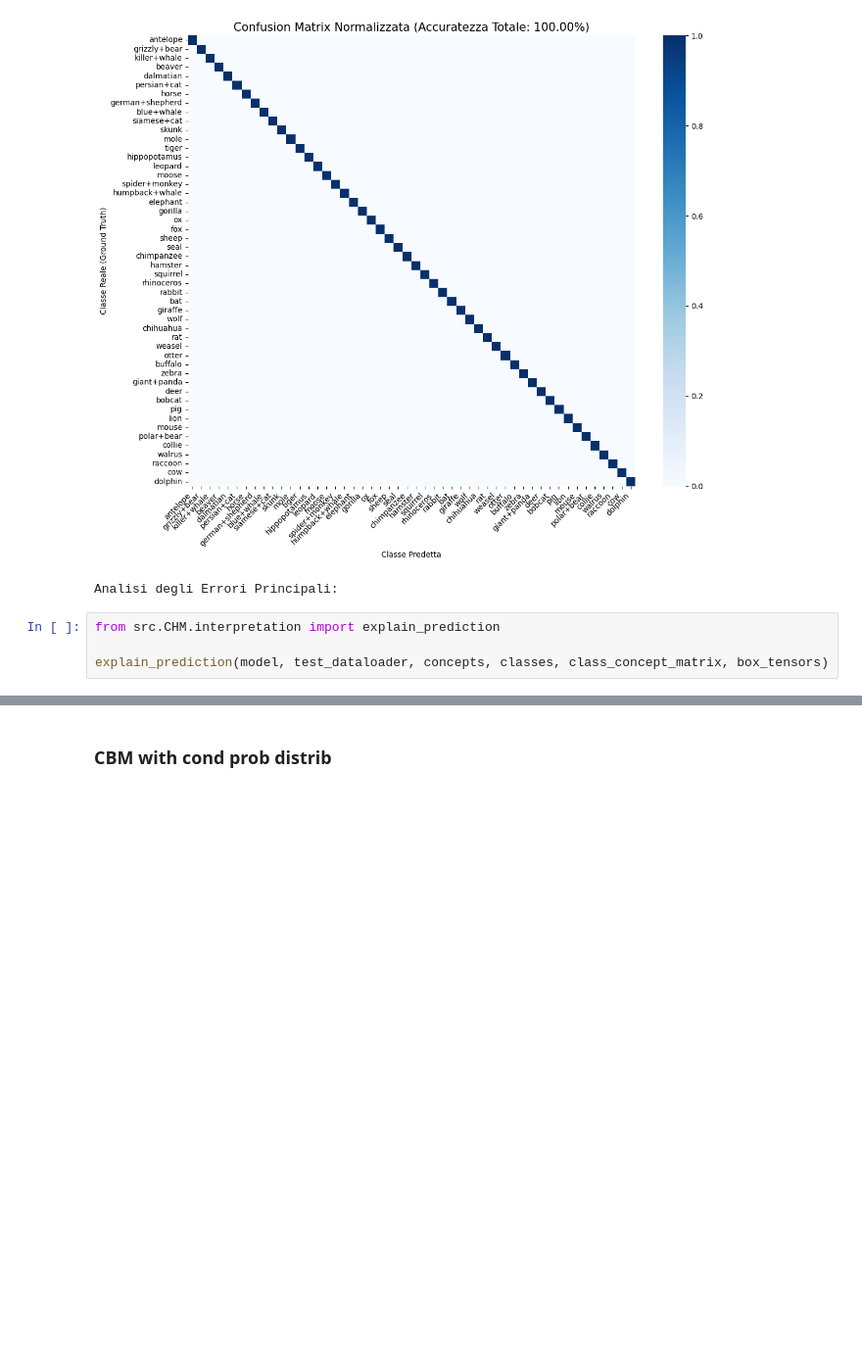
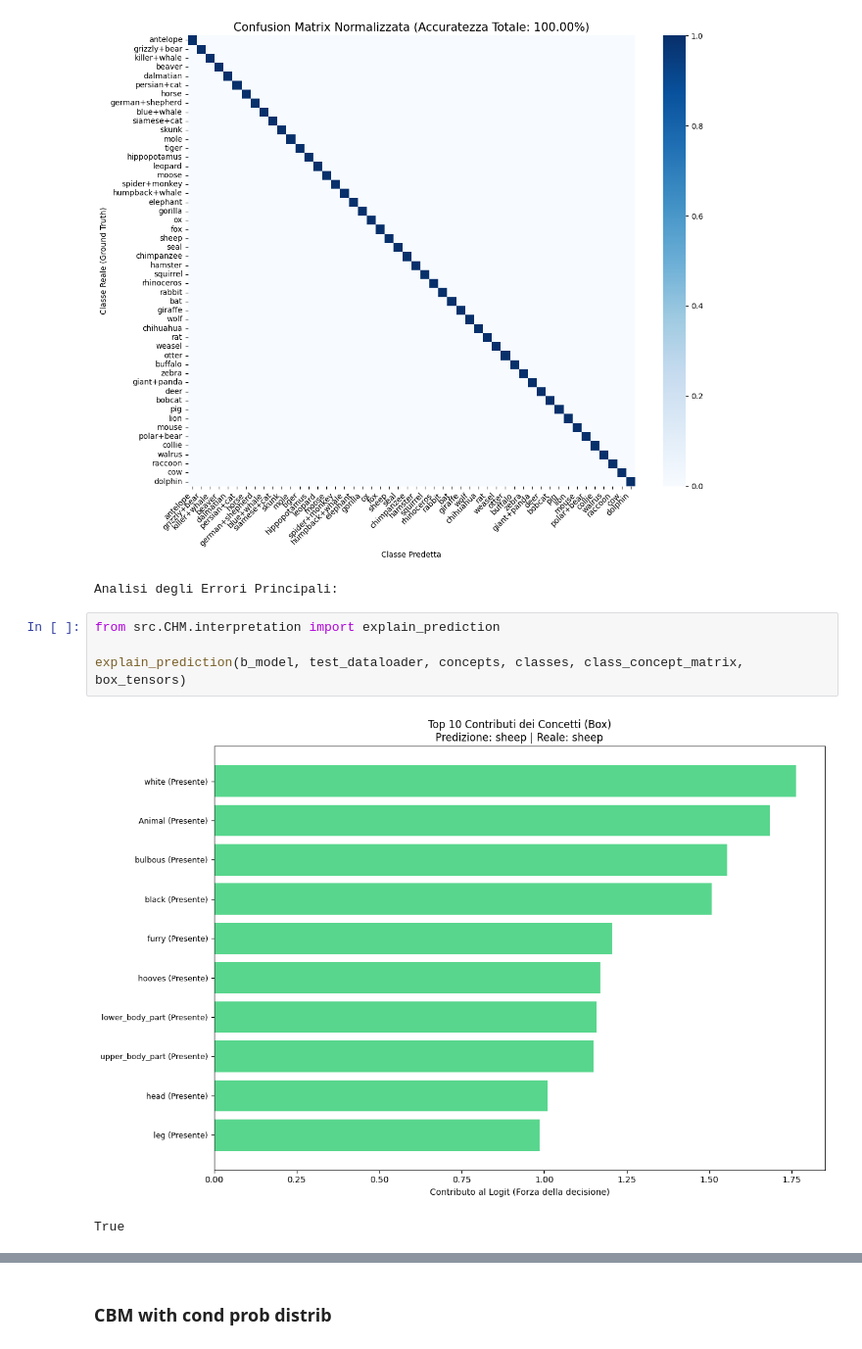
Before and after one commit to stefano-gamba/BoxEmbeddingCBM, a Jupyter notebook: notebooks/independent_training.ipynb, the cells around one changed output, grey strips where cells are left out. Shown at 98% size. Drawn from its saved outputs; the diff is of its cells as text; blank space fills up the shorter version.

```diff
--- a/notebooks/independent_training.ipynb
+++ b/notebooks/independent_training.ipynb
@@ -328,7 +302,10 @@ Analisi degli Errori Principali:
 # %%
 from src.CHM.interpretation import explain_prediction
 
-explain_prediction(model, test_dataloader, concepts, classes, class_concept_matrix, box_tensors)
+explain_prediction(b_model, test_dataloader, concepts, classes, class_concept_matrix, box_tensors)
+# %% [output]
+[figure, added]
+True
 # %%
 from src.CHM.interpretation import visualizza_separabilita, shuffle_test
 
```
Also changed, not shown: parts of 30 cells of this notebook, 2 other files.
